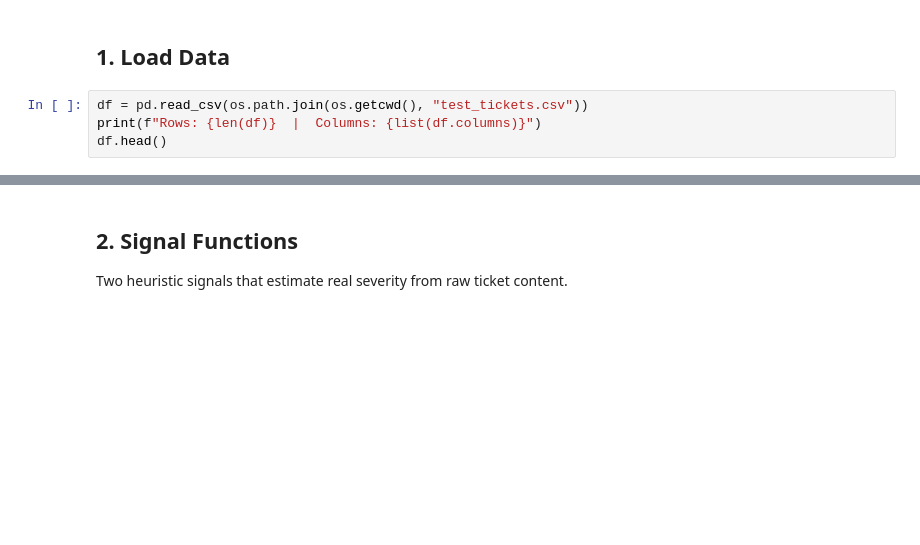
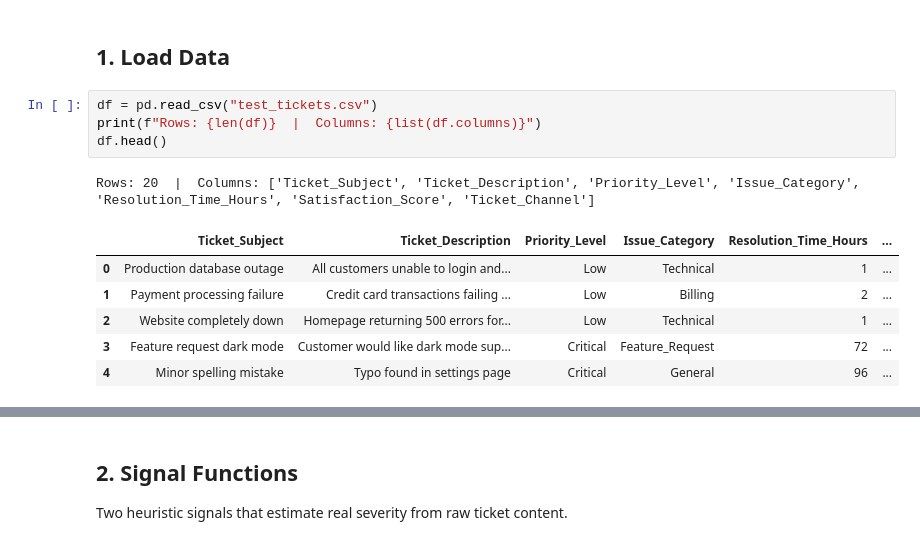
Before and after one commit to ToKYo4407/Mars-ai-ml-1, a Jupyter notebook: ish/notebook.ipynb, the cells around one changed output, grey strips where cells are left out. Cells and saved outputs as stored; diff of their text form; blank space fills up the shorter version.

```diff
--- a/ish/notebook.ipynb
+++ b/ish/notebook.ipynb
@@ -22,9 +39,17 @@ print("Ready.")
 # %% [markdown]
 ## 1. Load Data
 # %%
-df = pd.read_csv(os.path.join(os.getcwd(), "test_tickets.csv"))
+df = pd.read_csv("test_tickets.csv")
 print(f"Rows: {len(df)}  |  Columns: {list(df.columns)}")
 df.head()
+# %% [output]
+Rows: 20  |  Columns: ['Ticket_Subject', 'Ticket_Description', 'Priority_Level', 'Issue_Category', 'Resolution_Time_Hours', 'Satisfaction_Score', 'Ticket_Channel']
+|  | Ticket_Subject | Ticket_Description | Priority_Level | Issue_Category | Resolution_Time_Hours | ... |
+| 0 | Production database outage | All customers unable to login and... | Low | Technical | 1 | ... |
+| 1 | Payment processing failure | Credit card transactions failing ... | Low | Billing | 2 | ... |
+| 2 | Website completely down | Homepage returning 500 errors for... | Low | Technical | 1 | ... |
+| 3 | Feature request dark mode | Customer would like dark mode sup... | Critical | Feature_Request | 72 | ... |
+| 4 | Minor spelling mistake | Typo found in settings page | Critical | General | 96 | ... |
 # %%
 df['Priority_Level'].value_counts().plot(kind='bar', title='Priority Distribution')
 plt.tight_layout()
```
Also changed, not shown: parts of 14 cells of this notebook.
